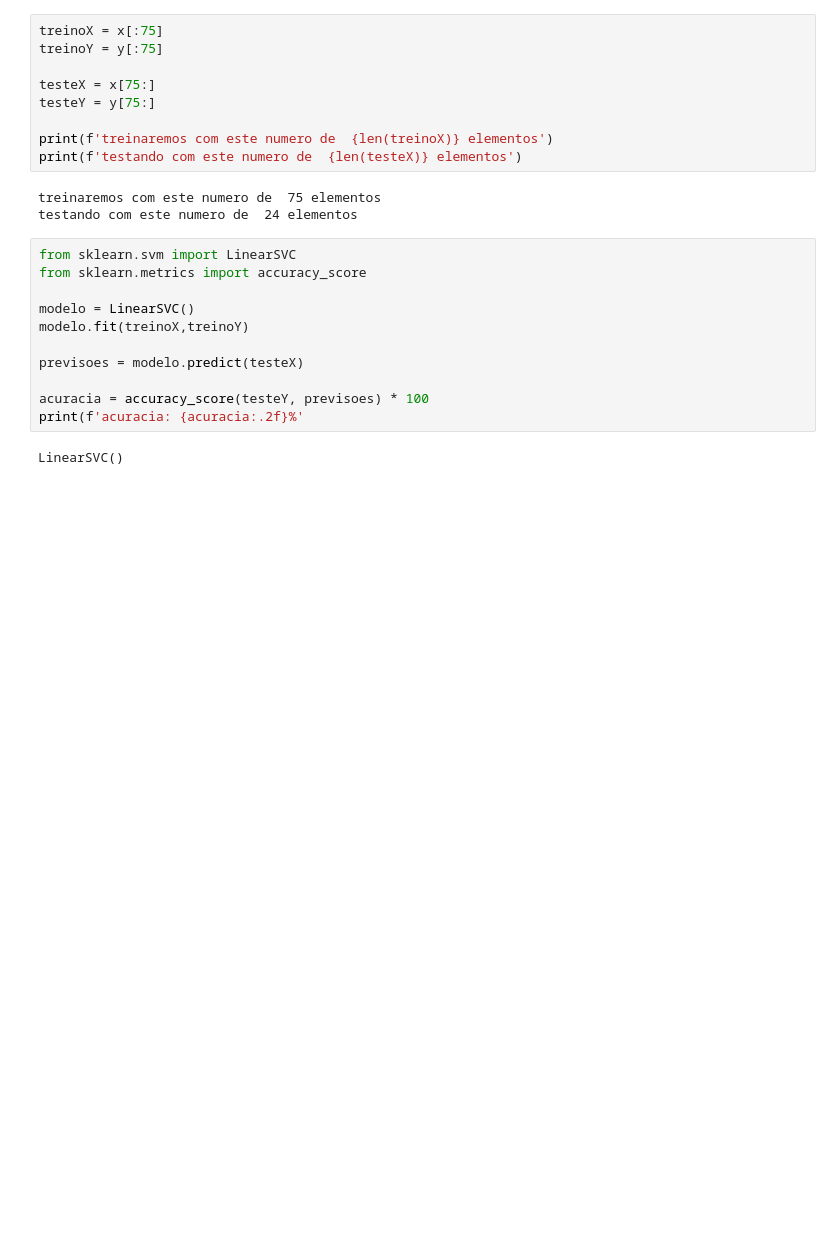
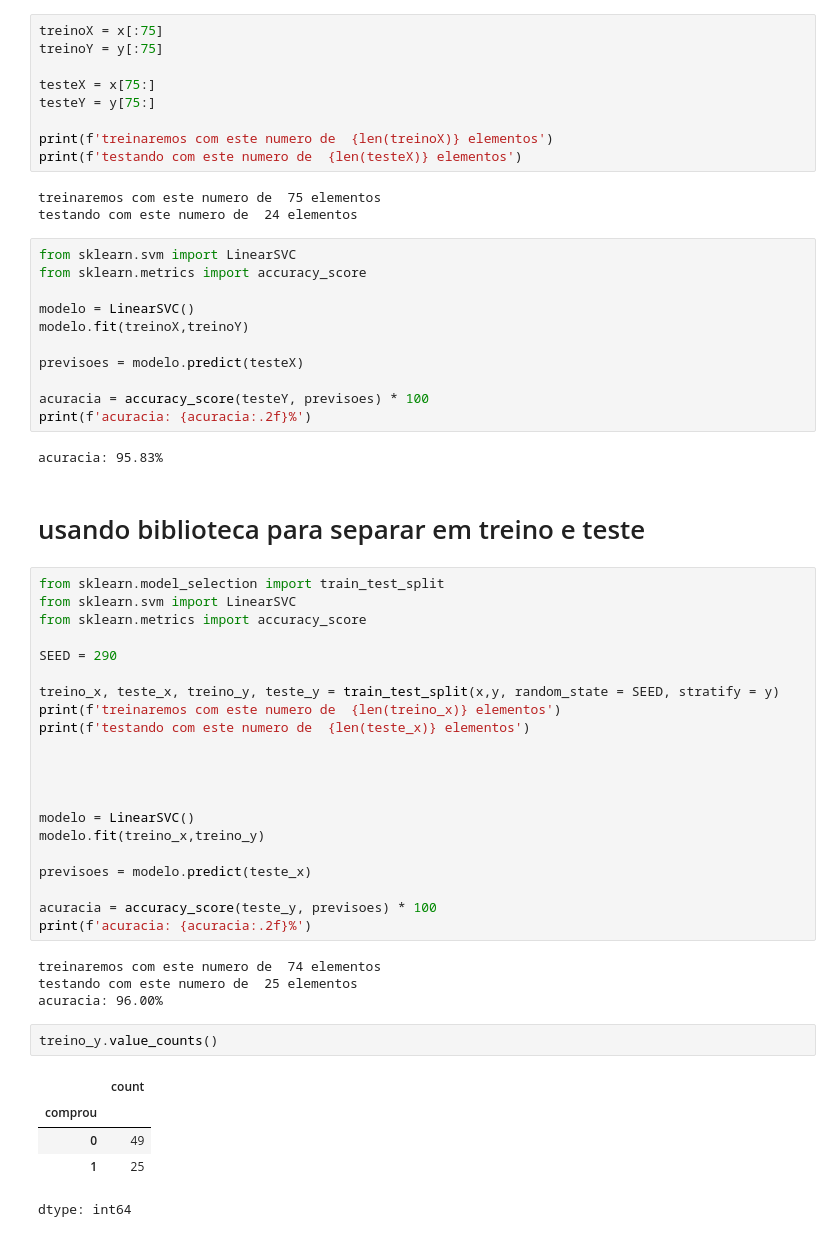
Before and after one commit to luan3642/Machine_learning_classificacao_sklearn-ALURA, a Jupyter notebook: aula01_alura.ipynb, the cells around one changed output. Drawn from its saved outputs; the diff is of its cells as text; blank space fills up the shorter version.

```diff
--- a/aula01_alura.ipynb
+++ b/aula01_alura.ipynb
@@ -136,6 +136,41 @@ modelo.fit(treinoX,treinoY)
 previsoes = modelo.predict(testeX)
 
 acuracia = accuracy_score(testeY, previsoes) * 100
-print(f'acuracia: {acuracia:.2f}%'
+print(f'acuracia: {acuracia:.2f}%')
 # %% [output]
-LinearSVC()
+acuracia: 95.83%
+# %% [markdown]
+# usando biblioteca para separar em treino e teste
+# %%
+from sklearn.model_selection import train_test_split
+from sklearn.svm import LinearSVC
+from sklearn.metrics import accuracy_score
+
+SEED = 290
+
+treino_x, teste_x, treino_y, teste_y = train_test_split(x,y, random_state = SEED, stratify = y)
+print(f'treinaremos com este numero de  {len(treino_x)} elementos')
+print(f'testando com este numero de  {len(teste_x)} elementos')
+
+
+
+
+modelo = LinearSVC()
+modelo.fit(treino_x,treino_y)
+
+previsoes = modelo.predict(teste_x)
+
+acuracia = accuracy_score(teste_y, previsoes) * 100
+print(f'acuracia: {acuracia:.2f}%')
+# %% [output]
+treinaremos com este numero de  74 elementos
+testando com este numero de  25 elementos
+acuracia: 96.00%
+# %%
+treino_y.value_counts()
+# %% [output]
+|  | count |
+| comprou |  |
+| 0 | 49 |
+| 1 | 25 |
+dtype: int64
```
Also changed, not shown: parts of 1 cell of this notebook.
